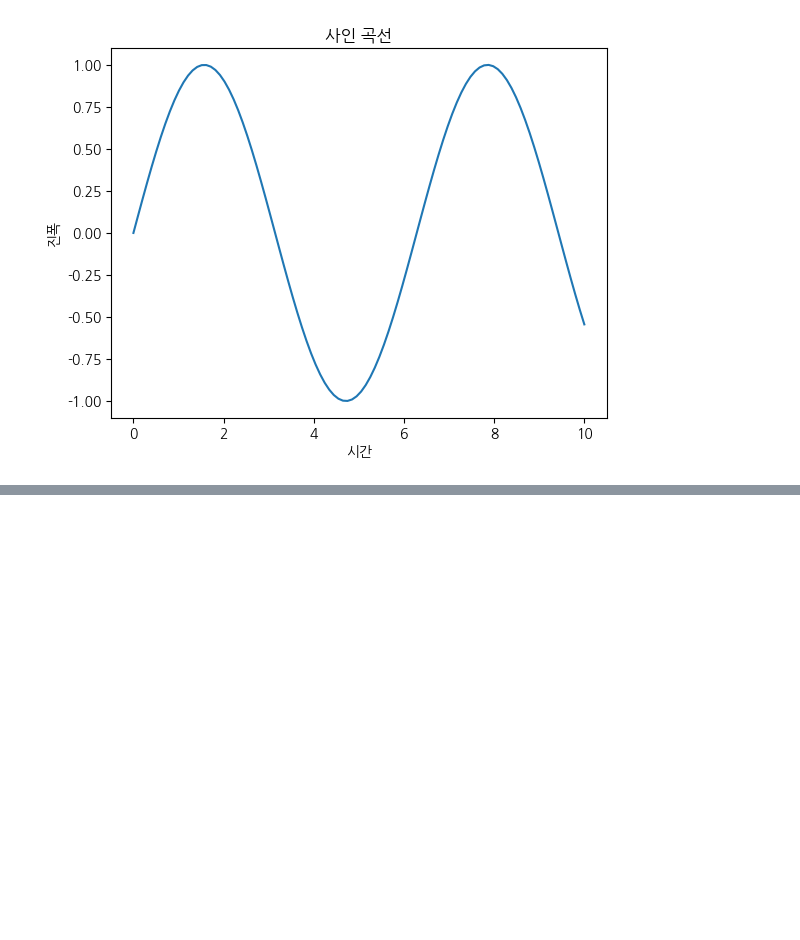
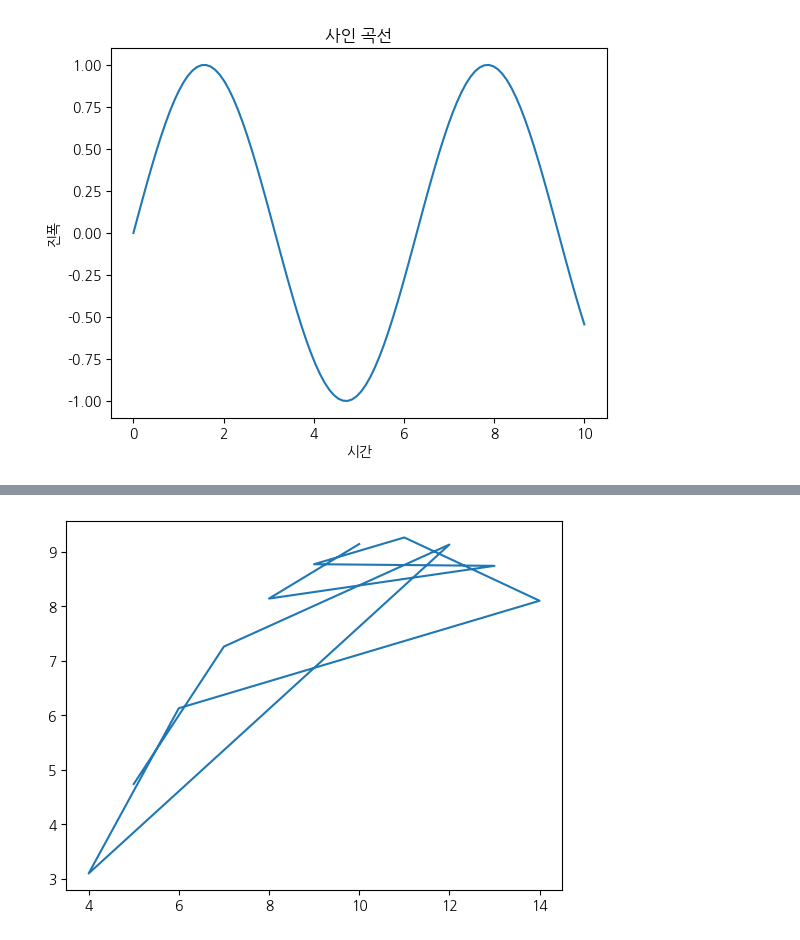
Before and after one commit to yleessam/hello, a Jupyter notebook: 23_데이터시각화.ipynb, the cells around one changed output, grey strips where cells are left out. Cells and saved outputs as stored; diff of their text form; code cells hidden in the pictures; blank space fills up the shorter version.

```diff
--- a/23_데이터시각화.ipynb
+++ b/23_데이터시각화.ipynb
@@ -49,0 +100,6 @@ plt.show()
+# %%
+#2개의 요소 x,y
+plt.plot( d2['x'], d2['y'] )
+plt.show()
+# %% [output]
+[figure, added]
```
Also changed, not shown: parts of 46 cells of this notebook.
